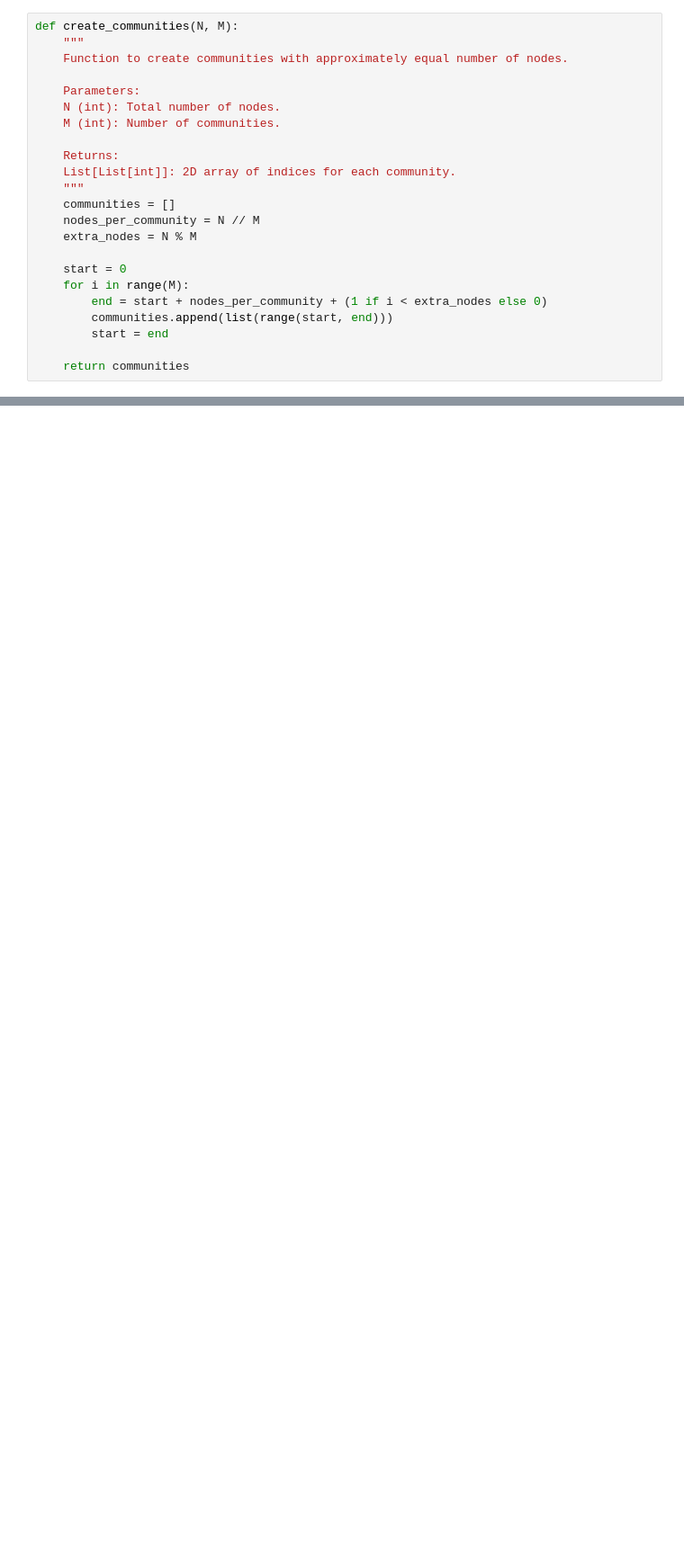
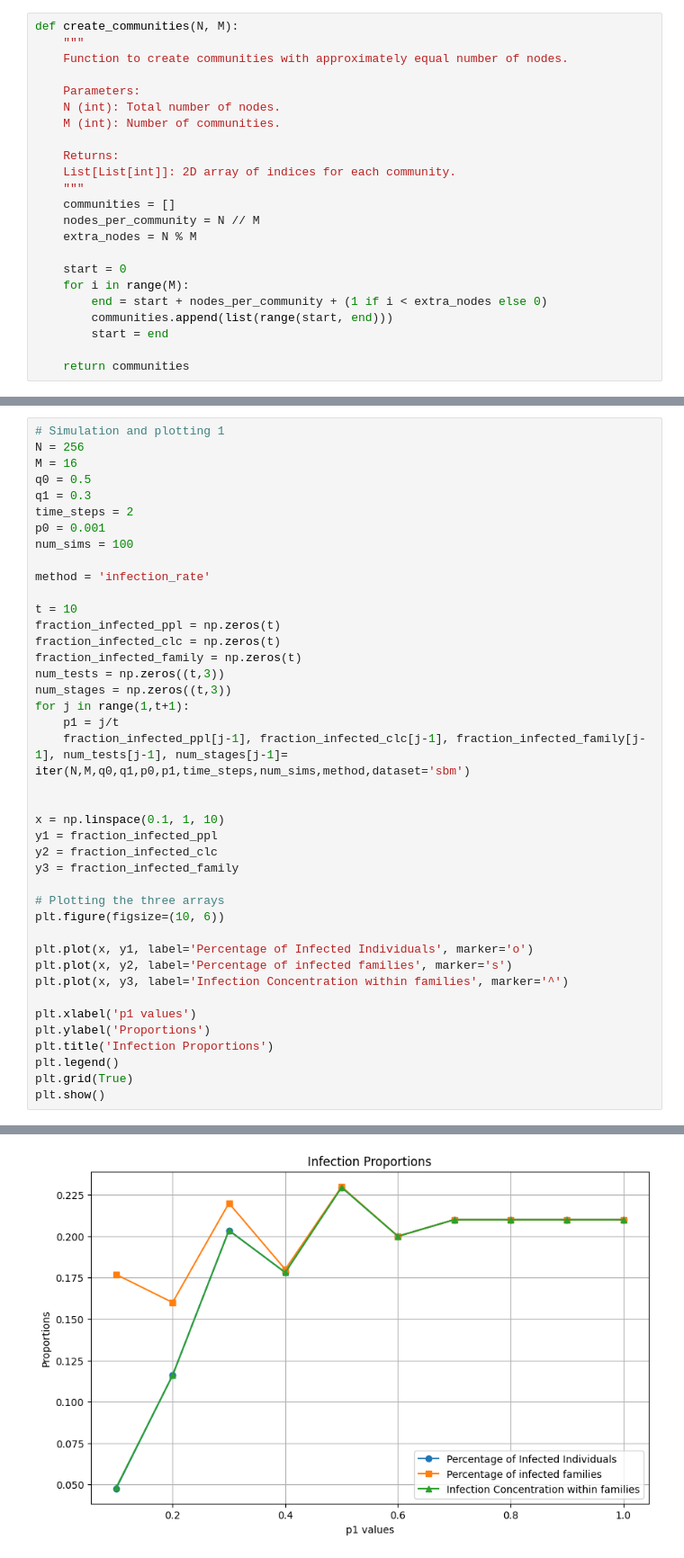
Before and after one commit to utk7arsh/Adaptive-testing-for-infection-spread, a Jupyter notebook: ECE134Project.ipynb, the cells around one changed output, grey strips where cells are left out. Shown at 90% size. Drawn from its saved outputs; the diff is of its cells as text; blank space fills up the shorter version.

```diff
--- a/ECE134Project.ipynb
+++ b/ECE134Project.ipynb
@@ -1013,0 +1187,42 @@ plt.show()
+# %%
+# Simulation and plotting 1
+N = 256
+M = 16
+q0 = 0.5
+q1 = 0.3
+time_steps = 2
+p0 = 0.001
+num_sims = 100
+
+method = 'infection_rate'
+
+t = 10
+fraction_infected_ppl = np.zeros(t)
+fraction_infected_clc = np.zeros(t)
+fraction_infected_family = np.zeros(t)
+num_tests = np.zeros((t,3))
+num_stages = np.zeros((t,3))
+for j in range(1,t+1):
+    p1 = j/t
+    fraction_infected_ppl[j-1], fraction_infected_clc[j-1], fraction_infected_family[j-1], num_tests[j-1], num_stages[j-1]= iter(N,M,q0,q1,p0,p1,time_steps,num_sims,method,dataset='sbm')
+
+
+x = np.linspace(0.1, 1, 10)
+y1 = fraction_infected_ppl
+y2 = fraction_infected_clc
+y3 = fraction_infected_family
+
+# Plotting the three arrays
+plt.figure(figsize=(10, 6))
+
+plt.plot(x, y1, label='Percentage of Infected Individuals', marker='o')
+plt.plot(x, y2, label='Percentage of infected families', marker='s')
+plt.plot(x, y3, label='Infection Concentration within families', marker='^')
+
+plt.xlabel('p1 values')
+plt.ylabel('Proportions')
+plt.title('Infection Proportions')
+plt.legend()
+plt.grid(True)
+plt.show()
+# %% [output]
@@ -1013,0 +1239 @@ plt.show()
+[figure, added]
```
Also changed, not shown: parts of 18 cells of this notebook, 2 other files.
